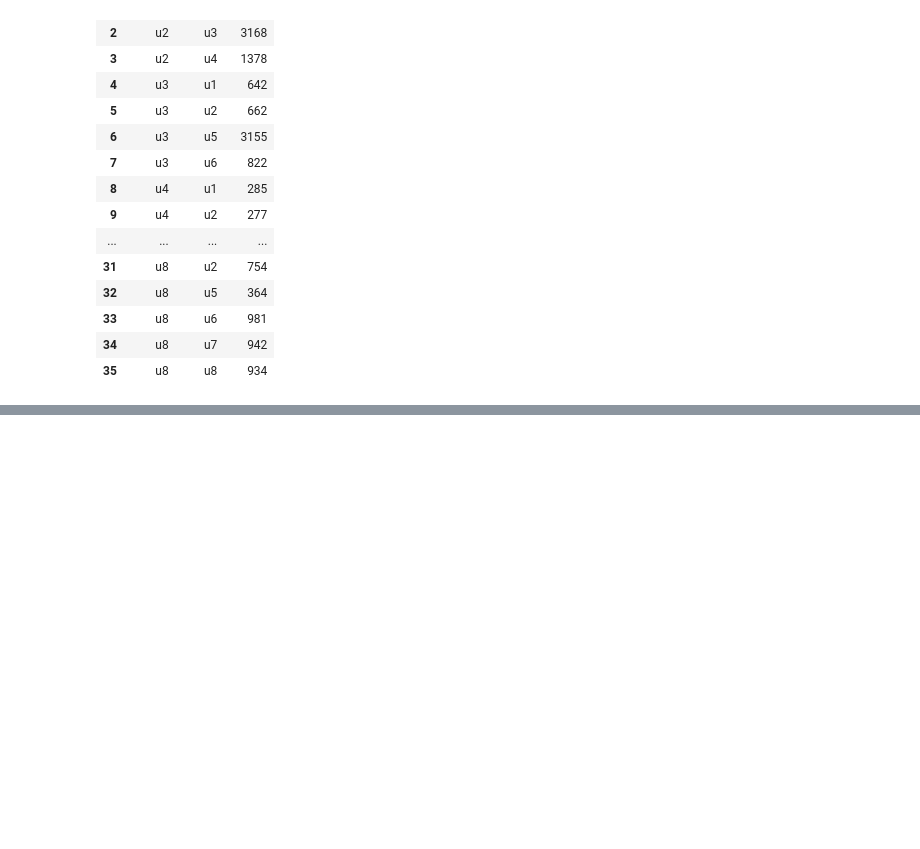
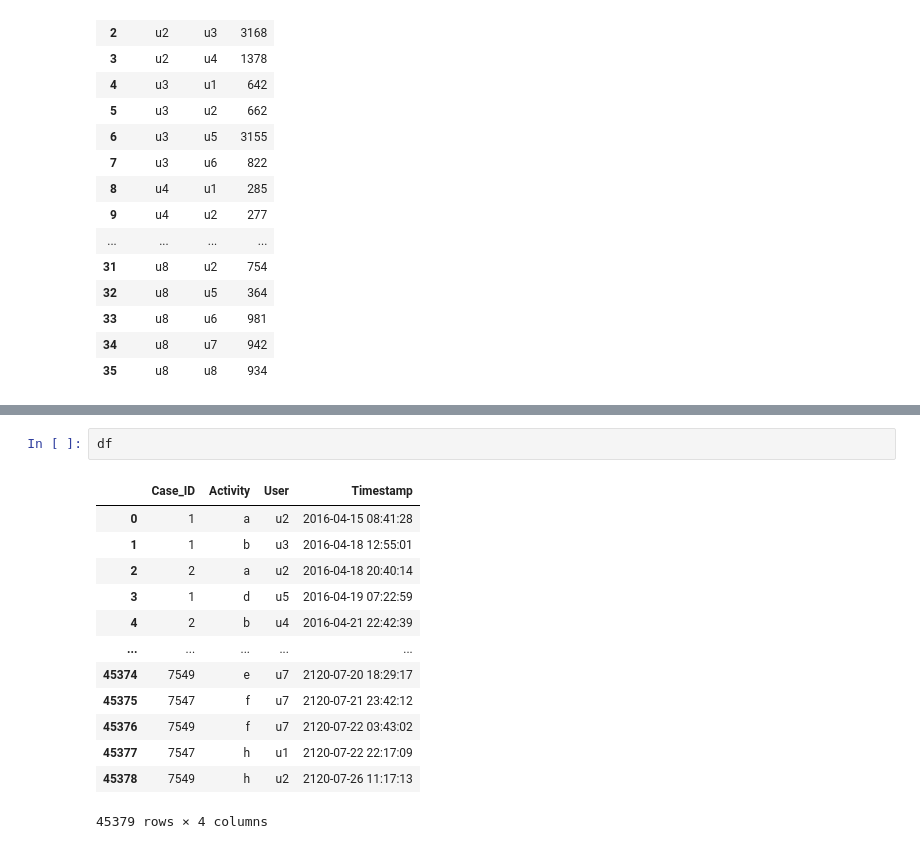
Before and after one commit to nkwachiabel/Process-Mining-A-Primer, a Jupyter notebook: Process Mining 2.ipynb, the cells around one changed output, grey strips where cells are left out. Saved outputs shown, nothing was run; the diff lists cells and outputs as text; blank space fills up the shorter version.

```diff
--- a/Process Mining 2.ipynb
+++ b/Process Mining 2.ipynb
@@ -507,0 +573,16 @@ H.render('newcountsort2', view=True)
+# %%
+df
+# %% [output]
+|  | Case_ID | Activity | User | Timestamp |
+| 0 | 1 | a | u2 | 2016-04-15 08:41:28 |
+| 1 | 1 | b | u3 | 2016-04-18 12:55:01 |
+| 2 | 2 | a | u2 | 2016-04-18 20:40:14 |
+| 3 | 1 | d | u5 | 2016-04-19 07:22:59 |
+| 4 | 2 | b | u4 | 2016-04-21 22:42:39 |
+| ... | ... | ... | ... | ... |
+| 45374 | 7549 | e | u7 | 2120-07-20 18:29:17 |
+| 45375 | 7547 | f | u7 | 2120-07-21 23:42:12 |
+| 45376 | 7549 | f | u7 | 2120-07-22 03:43:02 |
+| 45377 | 7547 | h | u1 | 2120-07-22 22:17:09 |
+| 45378 | 7549 | h | u2 | 2120-07-26 11:17:13 |
+45379 rows × 4 columns
```
Also changed, not shown: parts of 8 cells of this notebook.
